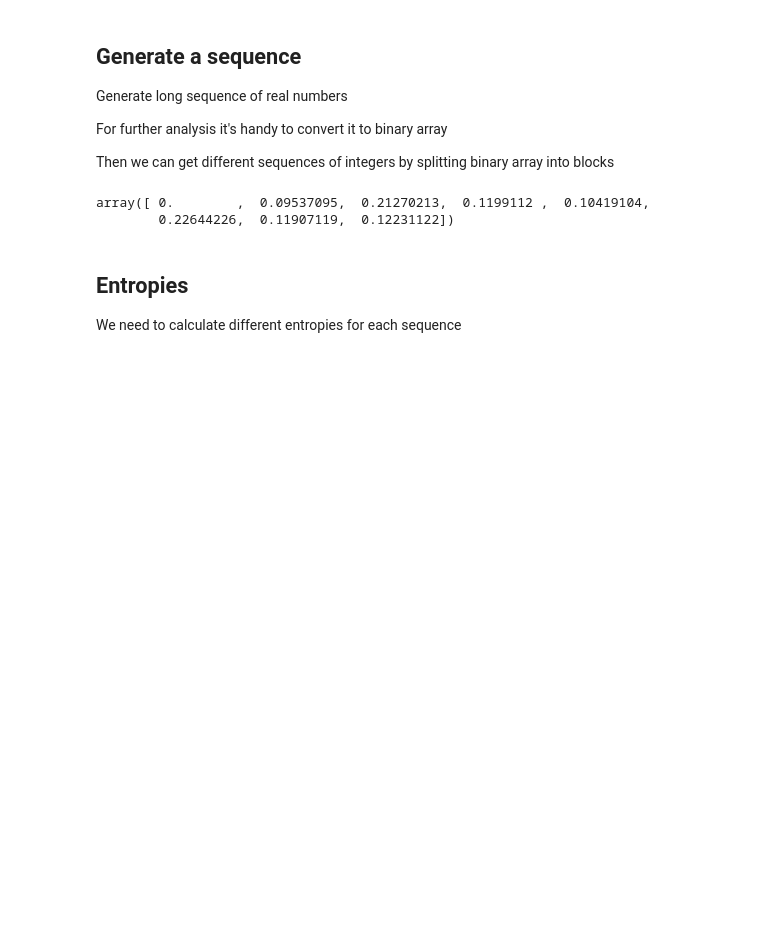
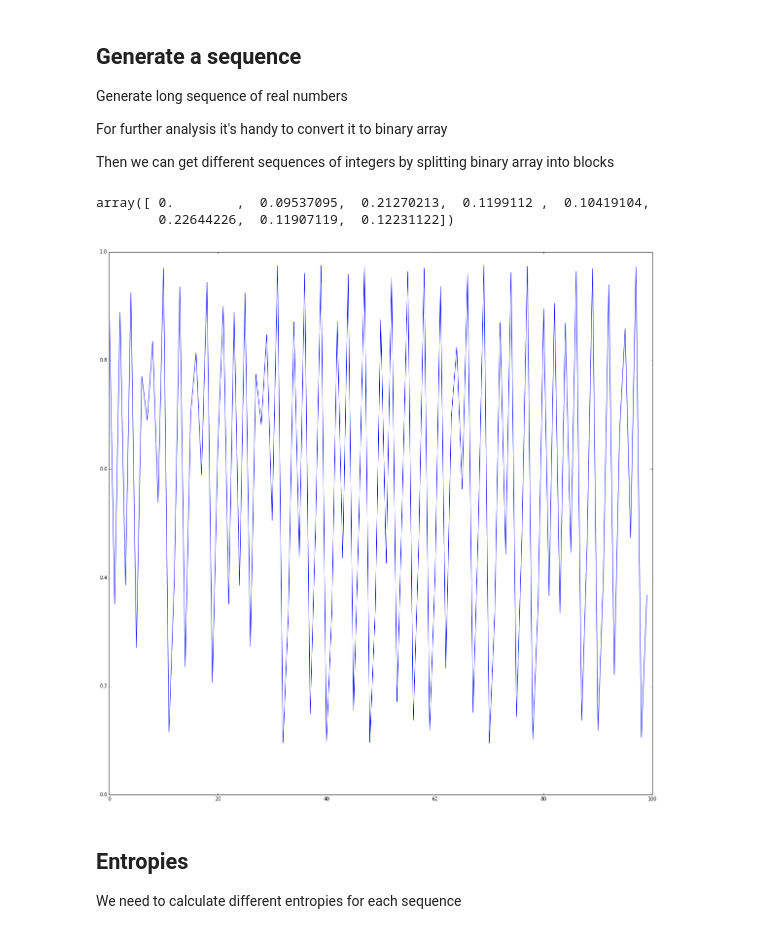
Before and after one commit to char-lie/physical-informatics, a Jupyter notebook: Lab1/lab1.ipynb, the cells around one changed output. Cells and saved outputs as stored; diff of their text form; code cells hidden in the pictures; blank space fills up the shorter version.

Commit message:
Plotting first sequence elements

```diff
--- a/Lab1/lab1.ipynb
+++ b/Lab1/lab1.ipynb
@@ -61,6 +62,11 @@ probabilities = array([bincount(sequence)/sequence.size for sequence in sequence
 # %% [output]
 array([ 0.        ,  0.09537095,  0.21270213,  0.1199112 ,  0.10419104,
         0.22644226,  0.11907119,  0.12231122])
+# %%
+plt.plot(source_sequence[:100])
+plt.show()
+# %% [output]
+[figure, added]
 # %% [markdown]
 ## Entropies
 
```
Also changed, not shown: parts of 1 cell of this notebook.
